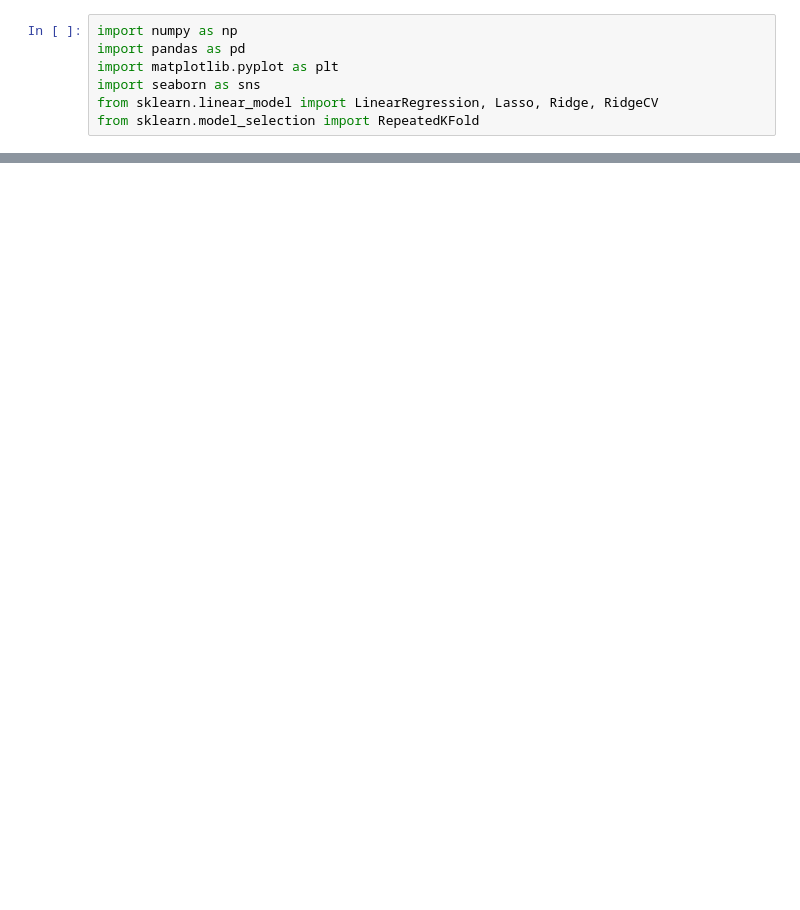
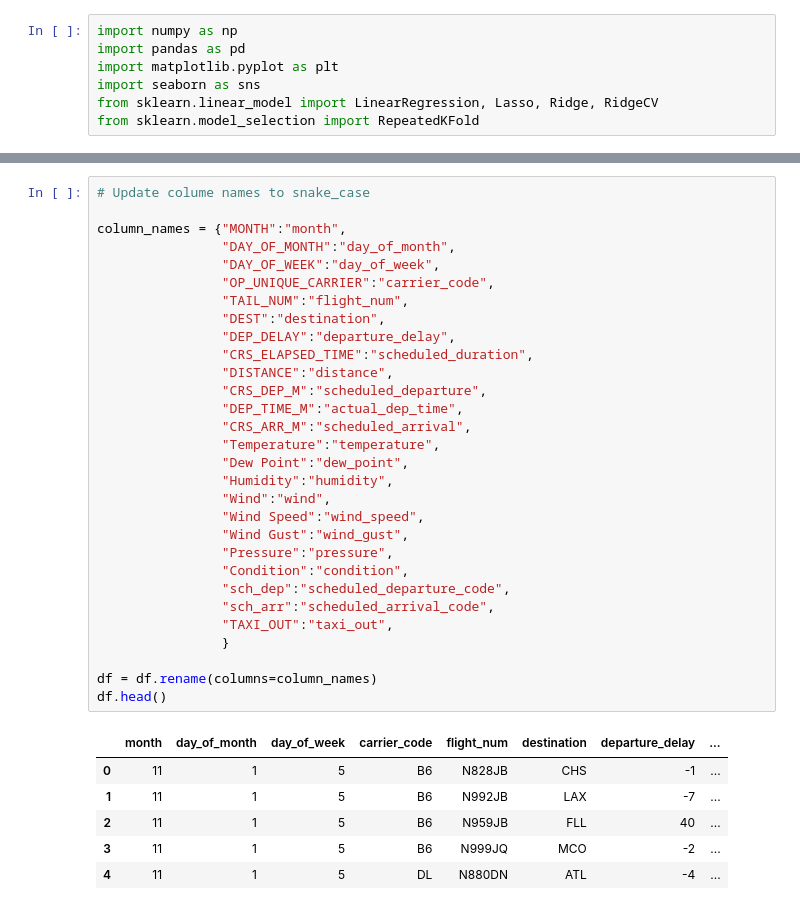
Before and after one commit to bytesbyt/ds_lr_predicting_taxi_out_delay, a Jupyter notebook: ds_predicting_taxi_out_delay.ipynb, the cells around one changed output, grey strips where cells are left out. Cells and saved outputs as stored; diff of their text form; blank space fills up the shorter version.

```diff
--- a/ds_predicting_taxi_out_delay.ipynb
+++ b/ds_predicting_taxi_out_delay.ipynb
@@ -24,0 +52,37 @@ data
+# %%
+# Update colume names to snake_case
+
+column_names = {"MONTH":"month",
+                "DAY_OF_MONTH":"day_of_month",
+                "DAY_OF_WEEK":"day_of_week",
+                "OP_UNIQUE_CARRIER":"carrier_code",
+                "TAIL_NUM":"flight_num",
+                "DEST":"destination",
+                "DEP_DELAY":"departure_delay",
+                "CRS_ELAPSED_TIME":"scheduled_duration",
+                "DISTANCE":"distance",
+                "CRS_DEP_M":"scheduled_departure",
+                "DEP_TIME_M":"actual_dep_time",
+                "CRS_ARR_M":"scheduled_arrival",
+                "Temperature":"temperature",
+                "Dew Point":"dew_point",
+                "Humidity":"humidity",
+                "Wind":"wind",
+                "Wind Speed":"wind_speed",
+                "Wind Gust":"wind_gust",
+                "Pressure":"pressure",
+                "Condition":"condition",
+                "sch_dep":"scheduled_departure_code",
+                "sch_arr":"scheduled_arrival_code",
+                "TAXI_OUT":"taxi_out",
+                }
+
+df = df.rename(columns=column_names)
+df.head()
+# %% [output]
+|  | month | day_of_month | day_of_week | carrier_code | flight_num | destination | departure_delay | ... |
+| 0 | 11 | 1 | 5 | B6 | N828JB | CHS | -1 | ... |
+| 1 | 11 | 1 | 5 | B6 | N992JB | LAX | -7 | ... |
+| 2 | 11 | 1 | 5 | B6 | N959JB | FLL | 40 | ... |
+| 3 | 11 | 1 | 5 | B6 | N999JQ | MCO | -2 | ... |
+| 4 | 11 | 1 | 5 | DL | N880DN | ATL | -4 | ... |
```
Also changed, not shown: parts of 15 cells of this notebook, 1 other file.
